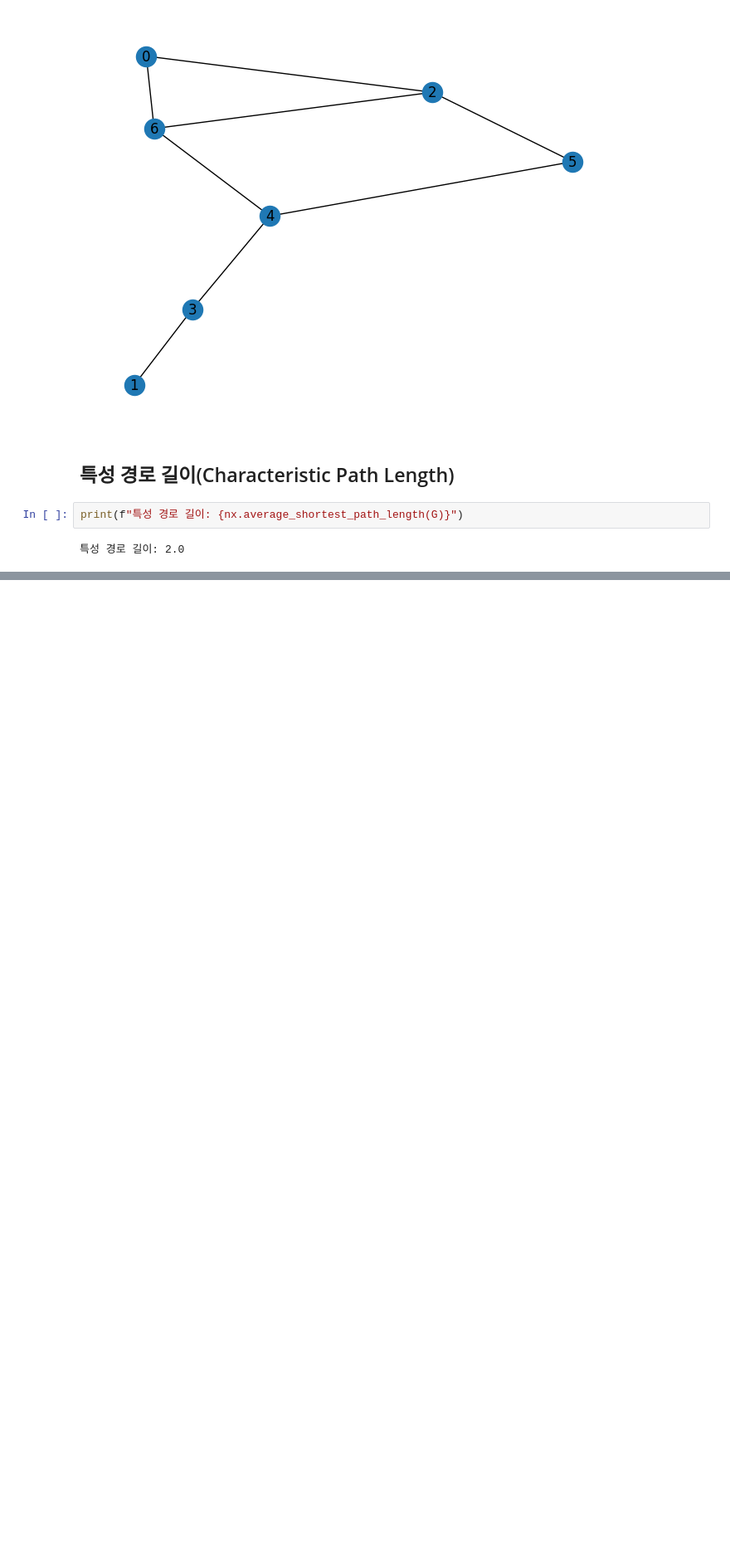
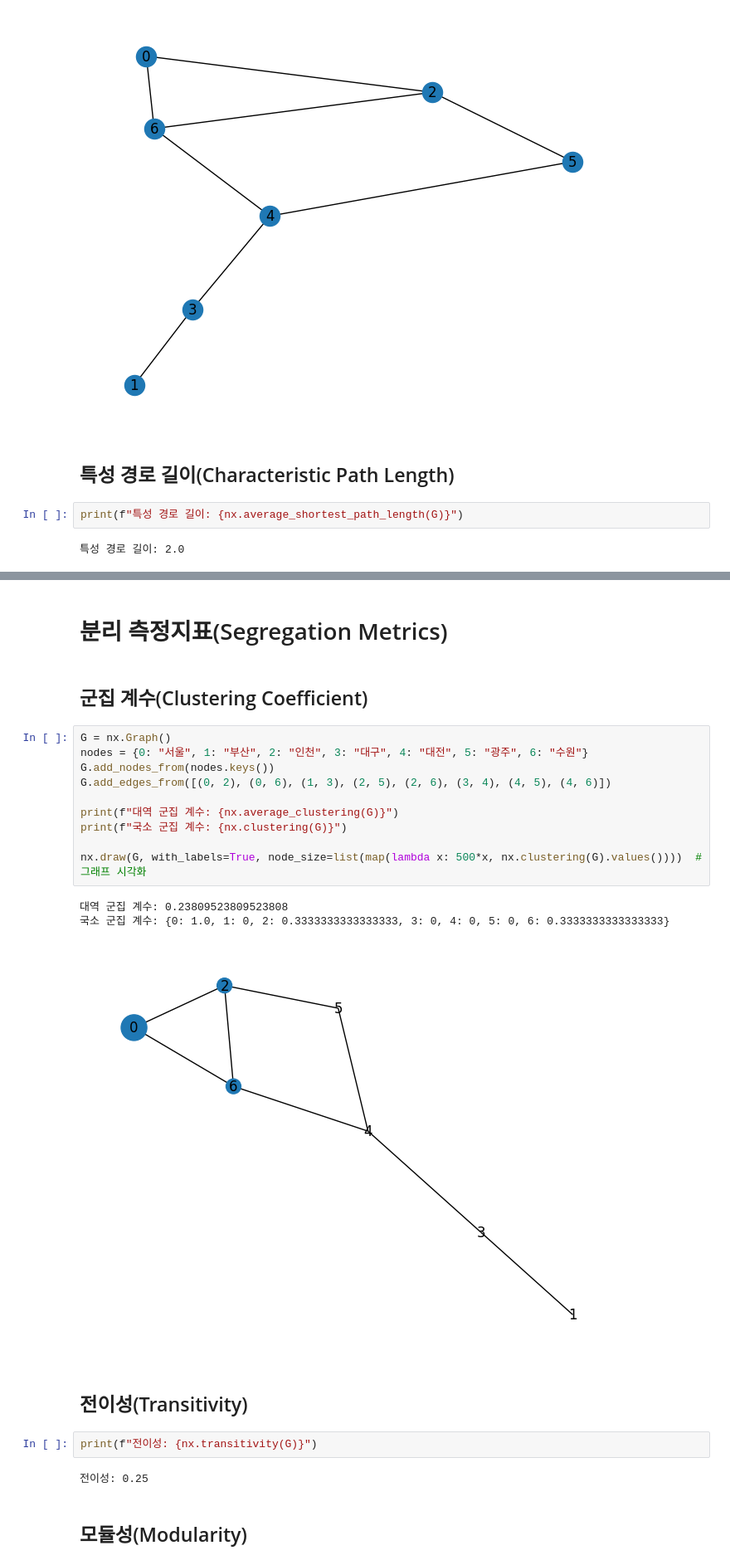
Before and after one commit to Kwan-Gu/graph_ml, a Jupyter notebook: graph_ml_learn/02_graph_metrics.ipynb, the cells around one changed output, grey strips where cells are left out. Shown at 83% size. Cells and saved outputs as stored; diff of their text form; blank space fills up the shorter version.

```diff
--- a/graph_ml_learn/02_graph_metrics.ipynb
+++ b/graph_ml_learn/02_graph_metrics.ipynb
@@ -26,0 +43,26 @@ print(f"특성 경로 길이: {nx.average_shortest_path_length(G)}")
+# %% [markdown]
+# 분리 측정지표(Segregation Metrics)
+# %% [markdown]
+## 군집 계수(Clustering Coefficient)
+# %%
+G = nx.Graph()
+nodes = {0: "서울", 1: "부산", 2: "인천", 3: "대구", 4: "대전", 5: "광주", 6: "수원"}
+G.add_nodes_from(nodes.keys())
+G.add_edges_from([(0, 2), (0, 6), (1, 3), (2, 5), (2, 6), (3, 4), (4, 5), (4, 6)])
+
+print(f"대역 군집 계수: {nx.average_clustering(G)}")
+print(f"국소 군집 계수: {nx.clustering(G)}")
+
+nx.draw(G, with_labels=True, node_size=list(map(lambda x: 500*x, nx.clustering(G).values())))  # 그래프 시각화
+# %% [output]
+대역 군집 계수: 0.23809523809523808
+국소 군집 계수: {0: 1.0, 1: 0, 2: 0.3333333333333333, 3: 0, 4: 0, 5: 0, 6: 0.3333333333333333}
+[figure, added]
+# %% [markdown]
+## 전이성(Transitivity)
+# %%
+print(f"전이성: {nx.transitivity(G)}")
+# %% [output]
+전이성: 0.25
+# %% [markdown]
+## 모듈성(Modularity)
```
Also changed, not shown: parts of 17 cells of this notebook, 3 other files.
